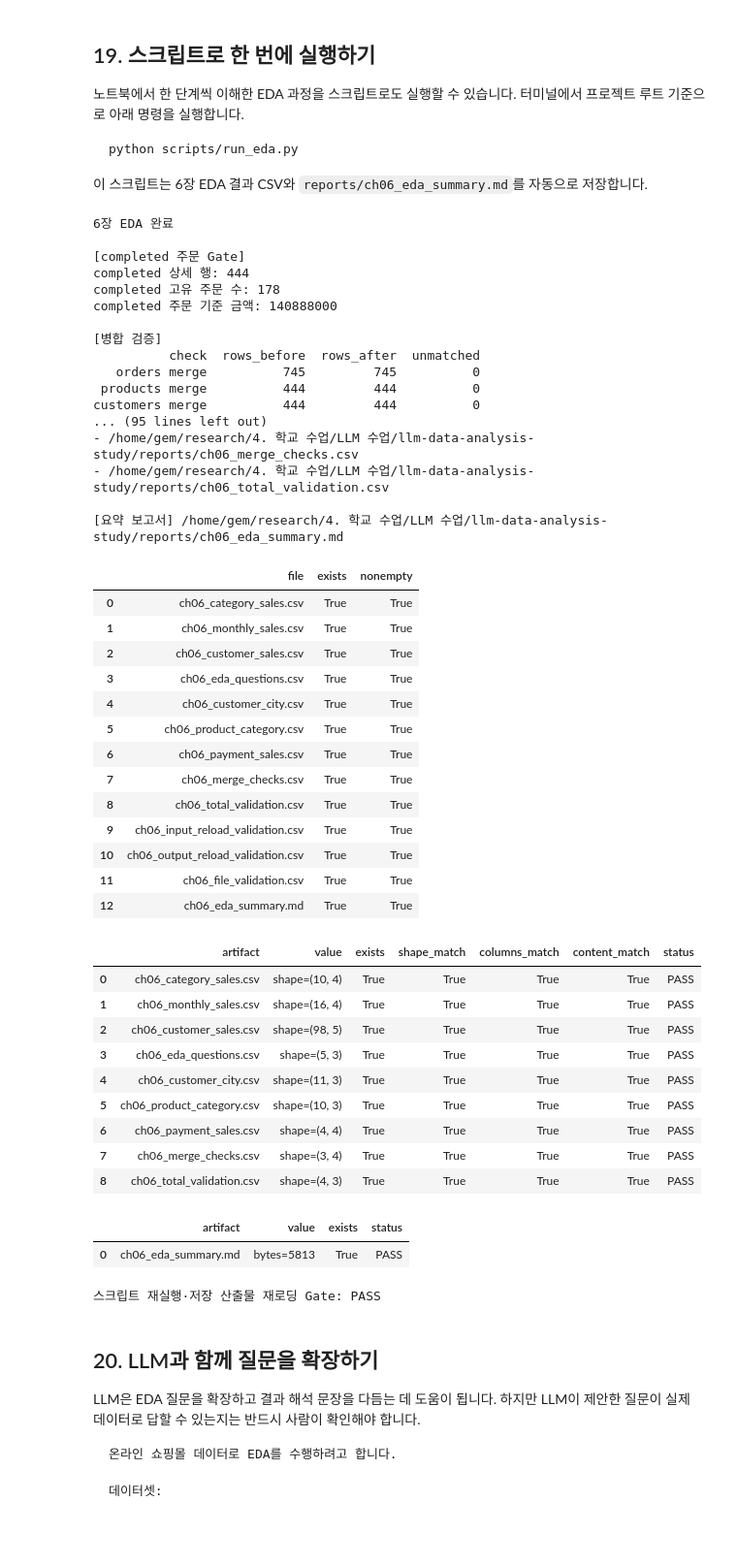
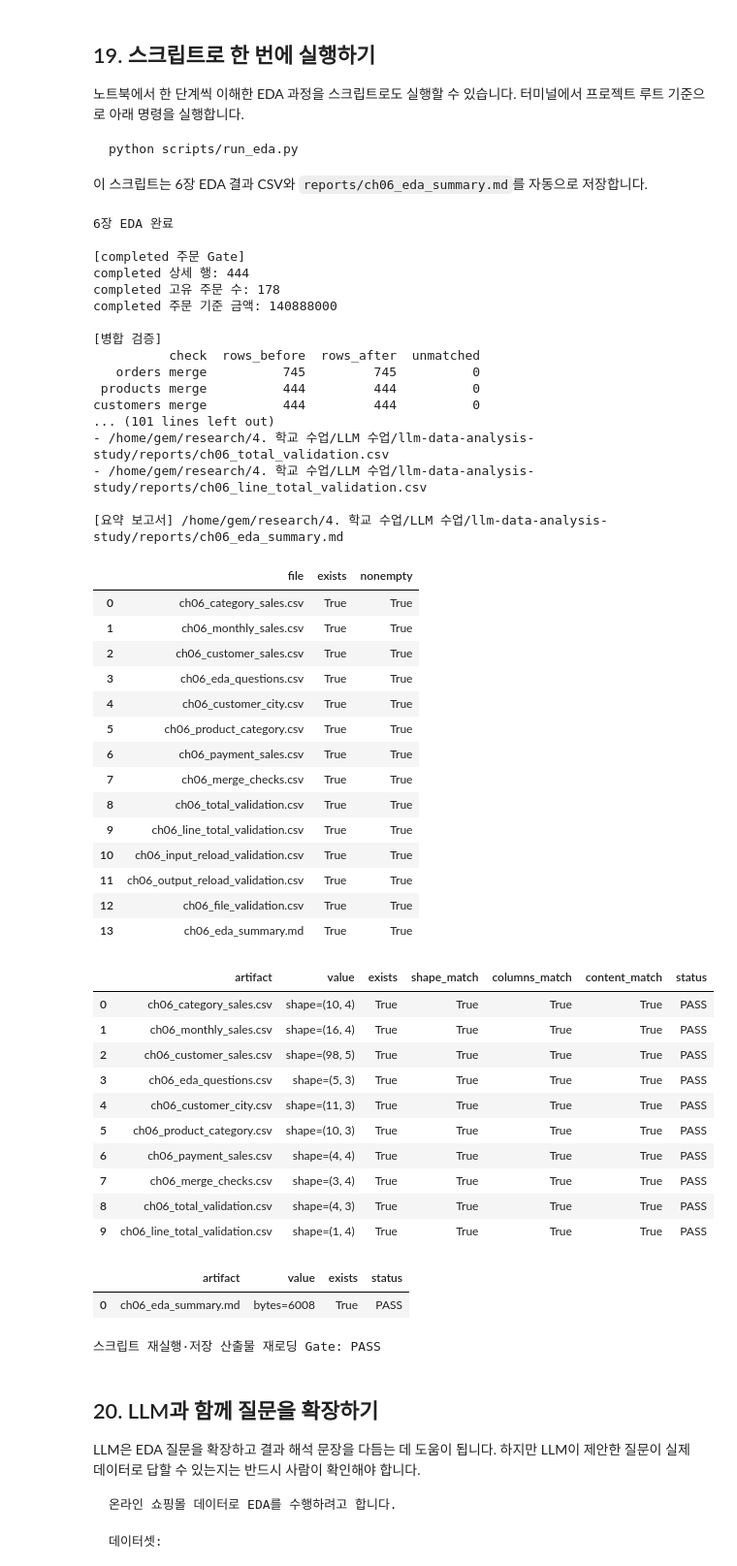
Before and after one commit to chocoemong1/llm-data-analysis-study, a Jupyter notebook: chapter06/chapter06.ipynb, the cells around one changed output. Shown at 97% size. Drawn from its saved outputs; the diff is of its cells as text; code cells hidden in the pictures; blank space fills up the shorter version.

```diff
--- a/chapter06/chapter06.ipynb
+++ b/chapter06/chapter06.ipynb
@@ -762,7 +797,8 @@ expected_outputs = [
         'ch06_customer_sales.csv', 'ch06_eda_questions.csv',
         'ch06_customer_city.csv', 'ch06_product_category.csv',
         'ch06_payment_sales.csv', 'ch06_merge_checks.csv',
-        'ch06_total_validation.csv', 'ch06_input_reload_validation.csv',
+        'ch06_total_validation.csv', 'ch06_line_total_validation.csv',
+        'ch06_input_reload_validation.csv',
         'ch06_output_reload_validation.csv', 'ch06_file_validation.csv',
         'ch06_eda_summary.md',
     ]
@@ -780,39 +816,40 @@ display(file_validation)
 assert file_check[['exists', 'nonempty']].all().all()
 assert output_reload_validation['status'].eq('PASS').all()
 assert file_validation['status'].eq('PASS').all()
 print('스크립트 재실행·저장 산출물 재로딩 Gate: PASS')
 # %% [output]
 6장 EDA 완료
 
 [completed 주문 Gate]
 completed 상세 행: 444
 completed 고유 주문 수: 178
 completed 주문 기준 금액: 140888000
 
 [병합 검증]
           check  rows_before  rows_after  unmatched
    orders merge          745         745          0
  products merge          444         444          0
 customers merge          444         444          0
-... (95 lines left out)
-- /home/gem/research/4. 학교 수업/LLM 수업/llm-data-analysis-study/reports/ch06_merge_checks.csv
+... (101 lines left out)
 - /home/gem/research/4. 학교 수업/LLM 수업/llm-data-analysis-study/reports/ch06_total_validation.csv
+- /home/gem/research/4. 학교 수업/LLM 수업/llm-data-analysis-study/reports/ch06_line_total_validation.csv
 
 [요약 보고서] /home/gem/research/4. 학교 수업/LLM 수업/llm-data-analysis-study/reports/ch06_eda_summary.md
 |  | file | exists | nonempty |
 | 0 | ch06_category_sales.csv | True | True |
 | 1 | ch06_monthly_sales.csv | True | True |
 | 2 | ch06_customer_sales.csv | True | True |
 | 3 | ch06_eda_questions.csv | True | True |
 | 4 | ch06_customer_city.csv | True | True |
 | 5 | ch06_product_category.csv | True | True |
 | 6 | ch06_payment_sales.csv | True | True |
 | 7 | ch06_merge_checks.csv | True | True |
 | 8 | ch06_total_validation.csv | True | True |
-| 9 | ch06_input_reload_validation.csv | True | True |
-| 10 | ch06_output_reload_validation.csv | True | True |
-| 11 | ch06_file_validation.csv | True | True |
-| 12 | ch06_eda_summary.md | True | True |
+| 9 | ch06_line_total_validation.csv | True | True |
+| 10 | ch06_input_reload_validation.csv | True | True |
+| 11 | ch06_output_reload_validation.csv | True | True |
+| 12 | ch06_file_validation.csv | True | True |
+| 13 | ch06_eda_summary.md | True | True |
 |  | artifact | value | exists | shape_match | columns_match | content_match | status |
 | 0 | ch06_category_sales.csv | shape=(10, 4) | True | True | True | True | PASS |
 | 1 | ch06_monthly_sales.csv | shape=(16, 4) | True | True | True | True | PASS |
@@ -823,8 +860,9 @@ customers merge          444         444          0
 | 6 | ch06_payment_sales.csv | shape=(4, 4) | True | True | True | True | PASS |
 | 7 | ch06_merge_checks.csv | shape=(3, 4) | True | True | True | True | PASS |
 | 8 | ch06_total_validation.csv | shape=(4, 3) | True | True | True | True | PASS |
+| 9 | ch06_line_total_validation.csv | shape=(1, 4) | True | True | True | True | PASS |
 |  | artifact | value | exists | status |
-| 0 | ch06_eda_summary.md | bytes=5813 | True | PASS |
+| 0 | ch06_eda_summary.md | bytes=6008 | True | PASS |
 스크립트 재실행·저장 산출물 재로딩 Gate: PASS
 # %% [markdown]
 ## 20. LLM과 함께 질문을 확장하기
```
Also changed, not shown: parts of 5 cells of this notebook, 23 other files.
